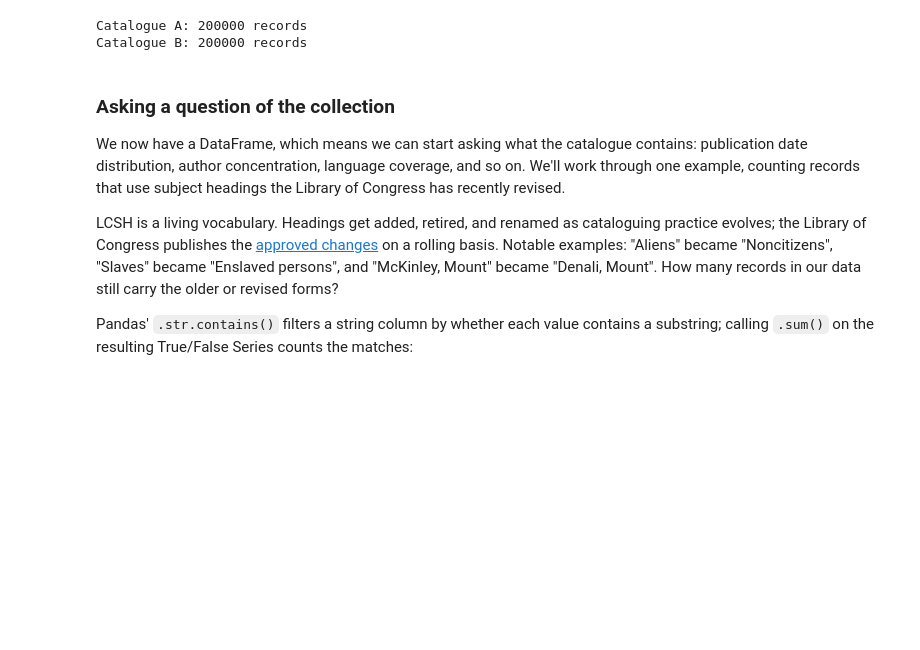
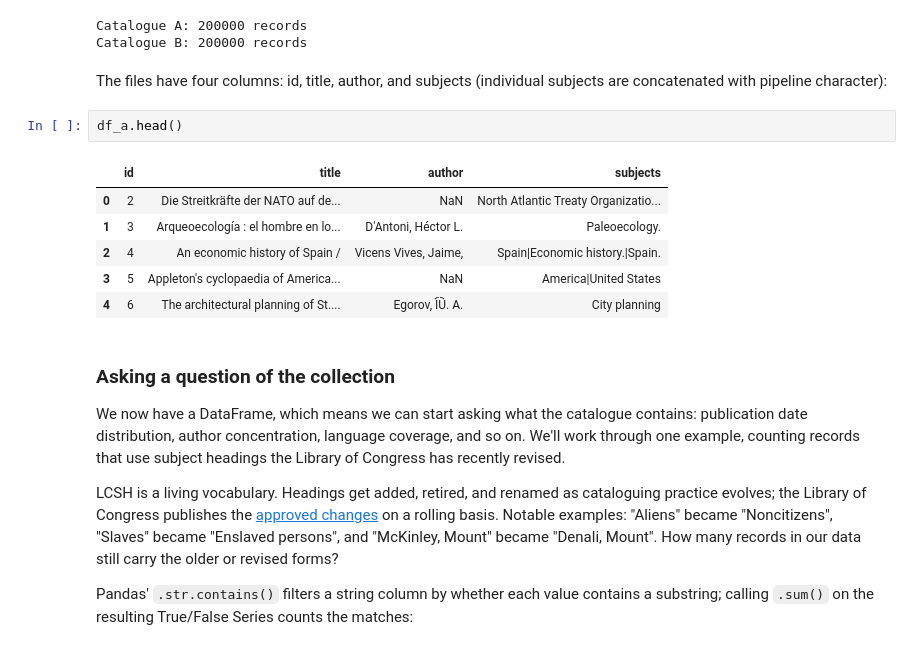
Before and after one commit to programminghistorian/ph-submissions, a Jupyter notebook: assets/enablar-lesson-5/enablar-lesson-5b-analysis.ipynb, the cells around one changed output. Drawn from its saved outputs; the diff is of its cells as text; blank space fills up the shorter version.

```diff
--- a/assets/enablar-lesson-5/enablar-lesson-5b-analysis.ipynb
+++ b/assets/enablar-lesson-5/enablar-lesson-5b-analysis.ipynb
@@ -39,6 +39,17 @@ print(f'Catalogue B: {len(df_b)} records')
 # %% [output]
 Catalogue A: 200000 records
 Catalogue B: 200000 records
+# %% [markdown]
+The files have four columns: id, title, author, and subjects (individual subjects are concatenated with pipeline character):
+# %%
+df_a.head()
+# %% [output]
+|  | id | title | author | subjects |
+| 0 | 2 | Die Streitkräfte der NATO auf de... | NaN | North Atlantic Treaty Organizatio... |
+| 1 | 3 | Arqueoecología : el hombre en lo... | D'Antoni, Héctor L. | Paleoecology. |
+| 2 | 4 | An economic history of Spain / | Vicens Vives, Jaime, | Spain|Economic history.|Spain. |
+| 3 | 5 | Appleton's cyclopaedia of America... | NaN | America|United States |
+| 4 | 6 | The architectural planning of St.... | Egorov, I︠U︡. A. | City planning |
 # %% [markdown]
 ### Asking a question of the collection
 
```
Also changed, not shown: parts of 5 cells of this notebook, 1 other file.
